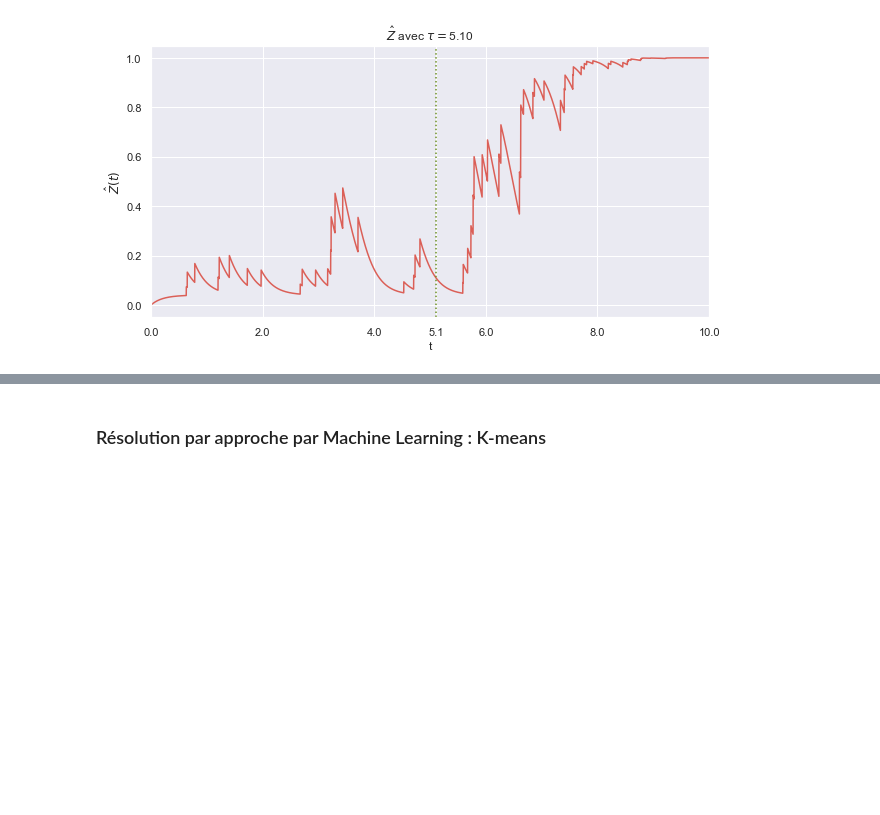
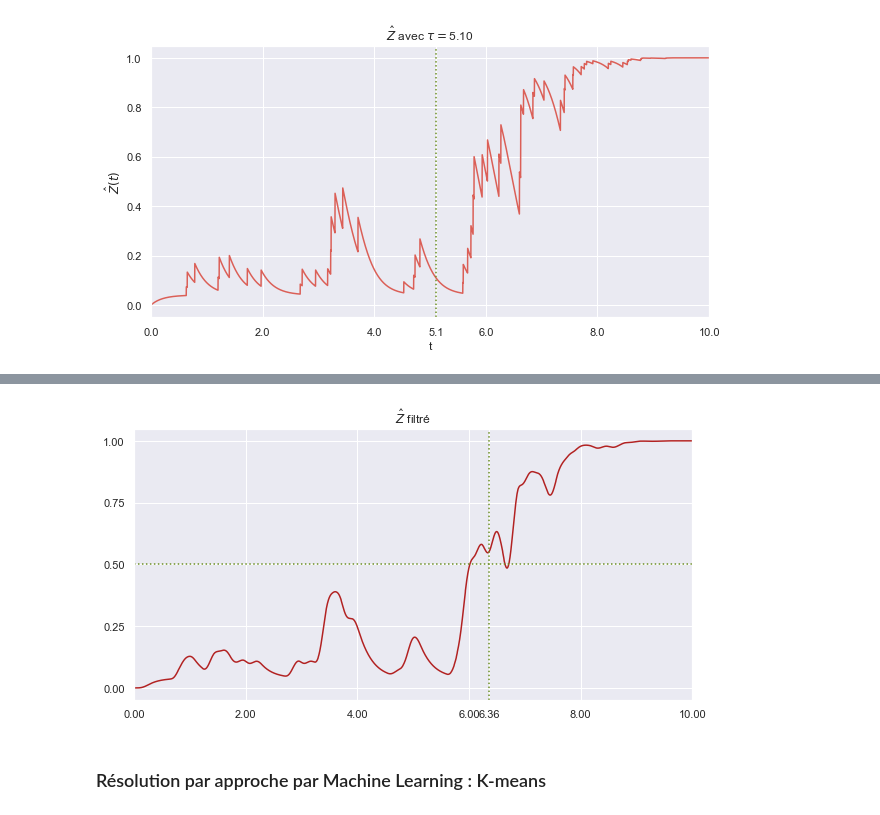
Before and after one commit to littlebuzzybee/MACS207b-Projet, a Jupyter notebook: MACS207b_Personnaz_Ly.ipynb, the cells around one changed output, grey strips where cells are left out. Saved outputs shown, nothing was run; the diff lists cells and outputs as text; code cells hidden in the pictures; blank space fills up the shorter version.

```diff
--- a/MACS207b_Personnaz_Ly.ipynb
+++ b/MACS207b_Personnaz_Ly.ipynb
@@ -202,3 +231,15 @@ plt.show()
+# %%
+plt.figure(figsize=(10, 5))
+plt.plot(ts, Z_hats_filt, c='firebrick')
+plt.axhline(.5, linestyle=':', c='olivedrab')
+plt.axvline(tau_Z_hat, linestyle=':', c='olivedrab')
+plt.xticks(list(plt.xticks()[0]) + [tau_Z_hat]) # ajouter 1 tick à l'abscisse tau_Z_hat
+plt.xlim(beg, end)
+plt.yticks(np.linspace(0, 1, 5))
+plt.title(r"$\hat{Z}$ filtré")
+plt.show()
+# %% [output]
+[figure, added]
 # %% [markdown]
 ### Résolution par approche par Machine Learning : K-means
 # %% [markdown]
```
Also changed, not shown: parts of 10 cells of this notebook.
